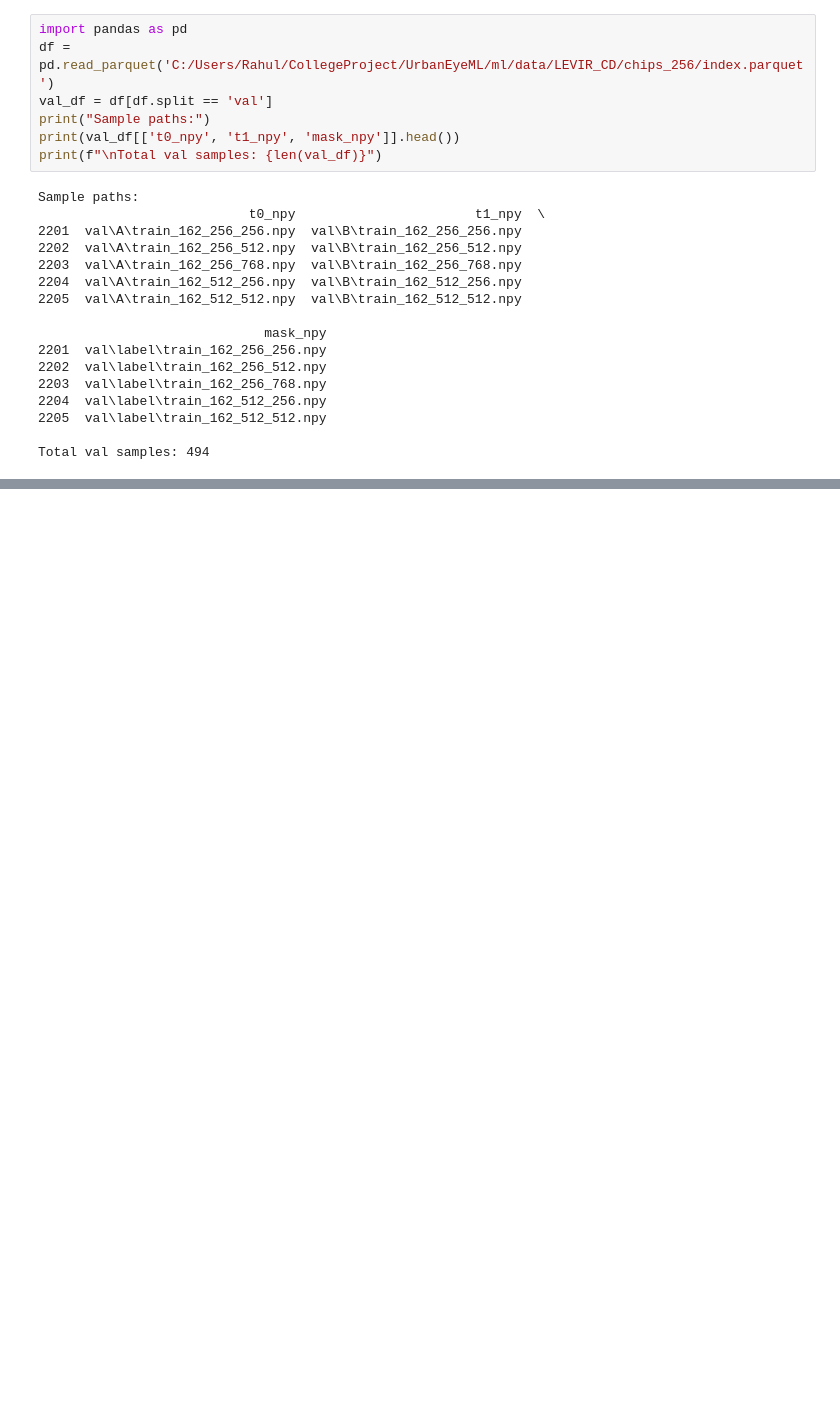
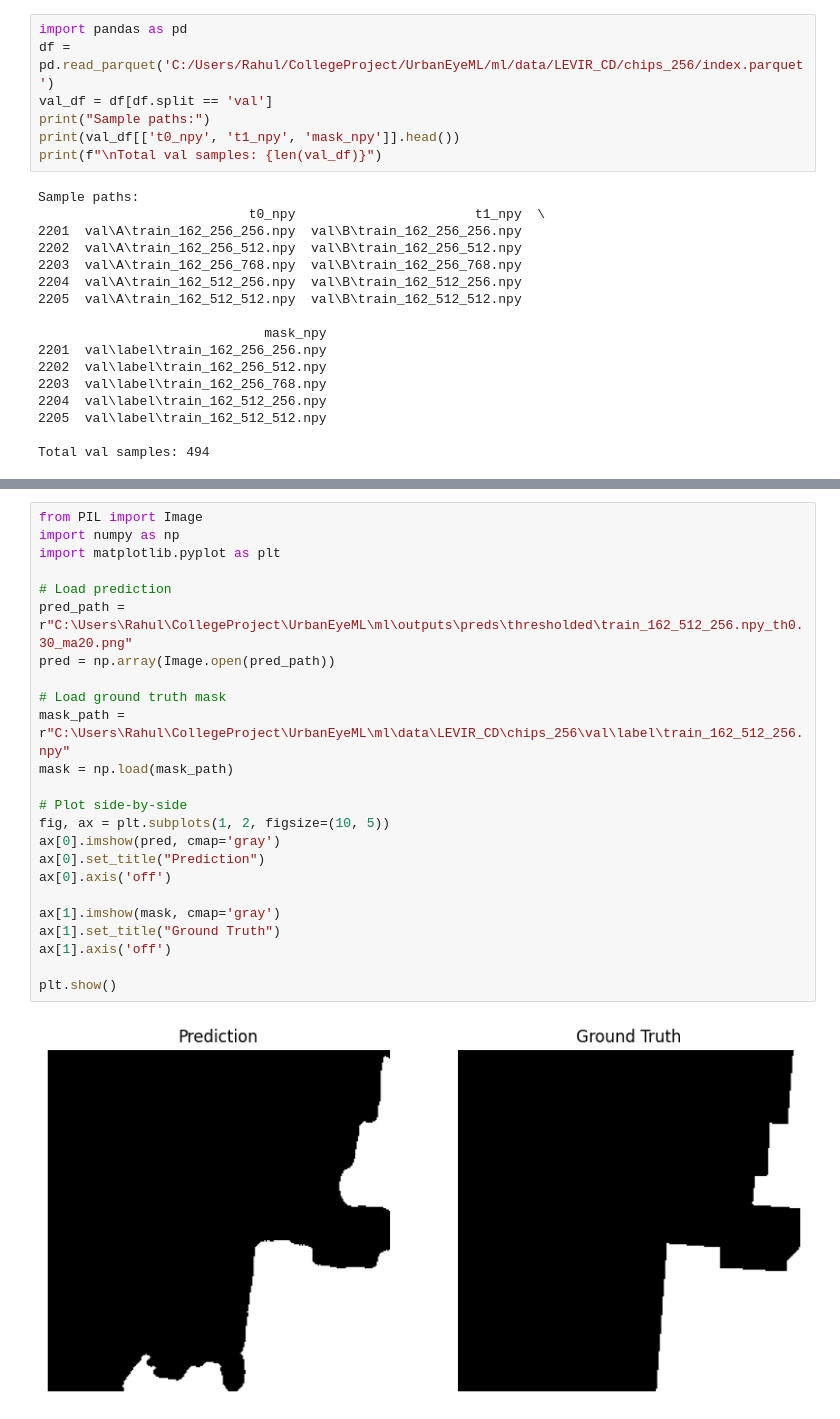
Before and after one commit to rahsharma6969/UrbanEye-Encrochment, a Jupyter notebook: ml/juptier/performance_score.ipynb, the cells around one changed output, grey strips where cells are left out. Drawn from its saved outputs; the diff is of its cells as text; blank space fills up the shorter version.

```diff
--- a/ml/juptier/performance_score.ipynb
+++ b/ml/juptier/performance_score.ipynb
@@ -810,0 +1164,26 @@ Total val samples: 494
+# %%
+from PIL import Image
+import numpy as np
+import matplotlib.pyplot as plt
+
+# Load prediction
+pred_path = r"C:\Users\Rahul\CollegeProject\UrbanEyeML\ml\outputs\preds\thresholded\train_162_512_256.npy_th0.30_ma20.png"
+pred = np.array(Image.open(pred_path))
+
+# Load ground truth mask
+mask_path = r"C:\Users\Rahul\CollegeProject\UrbanEyeML\ml\data\LEVIR_CD\chips_256\val\label\train_162_512_256.npy"
+mask = np.load(mask_path)
+
+# Plot side-by-side
+fig, ax = plt.subplots(1, 2, figsize=(10, 5))
+ax[0].imshow(pred, cmap='gray')
+ax[0].set_title("Prediction")
+ax[0].axis('off')
+
+ax[1].imshow(mask, cmap='gray')
+ax[1].set_title("Ground Truth")
+ax[1].axis('off')
+
+plt.show()
+# %% [output]
+[figure, added]
```
Also changed, not shown: parts of 4 cells of this notebook, 4 other files.
